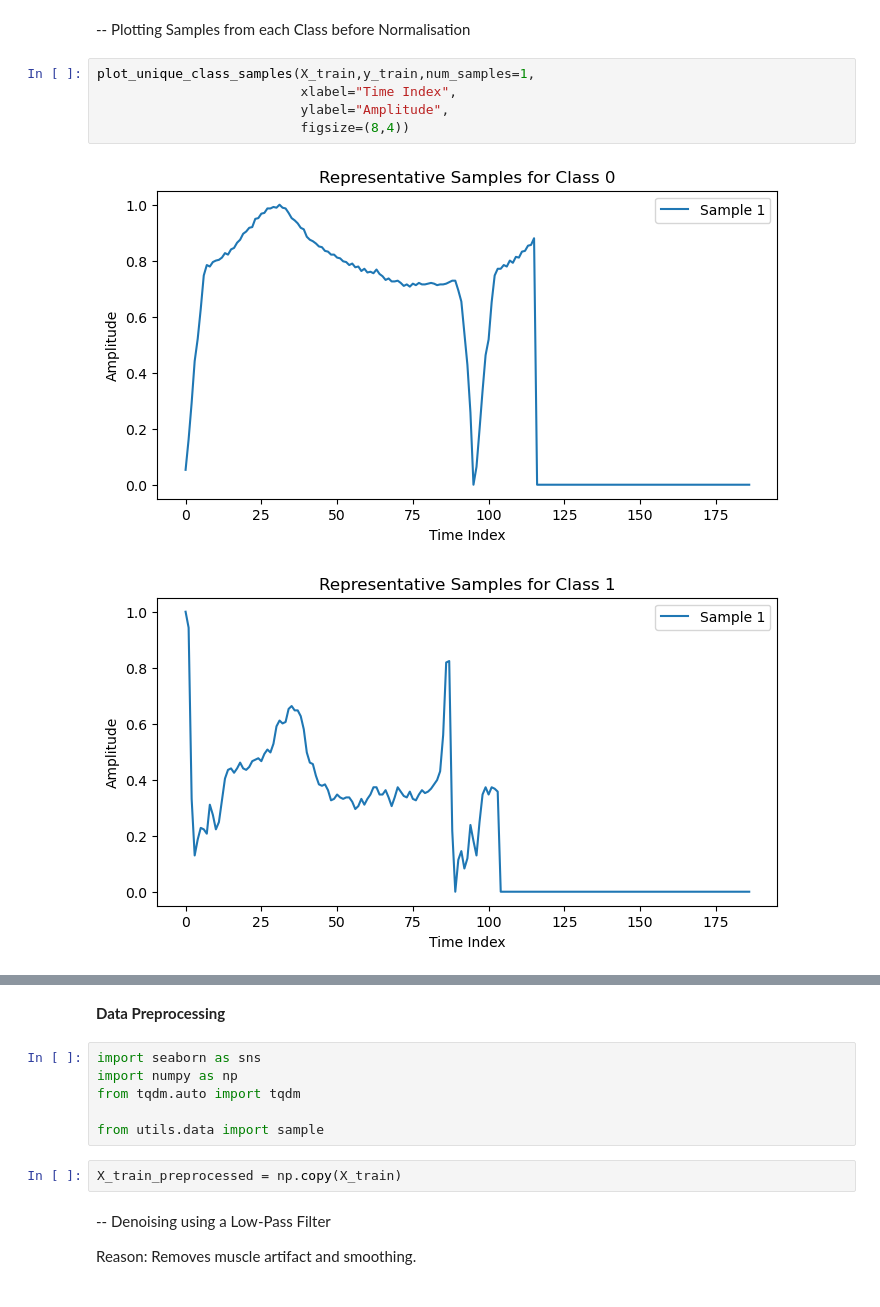
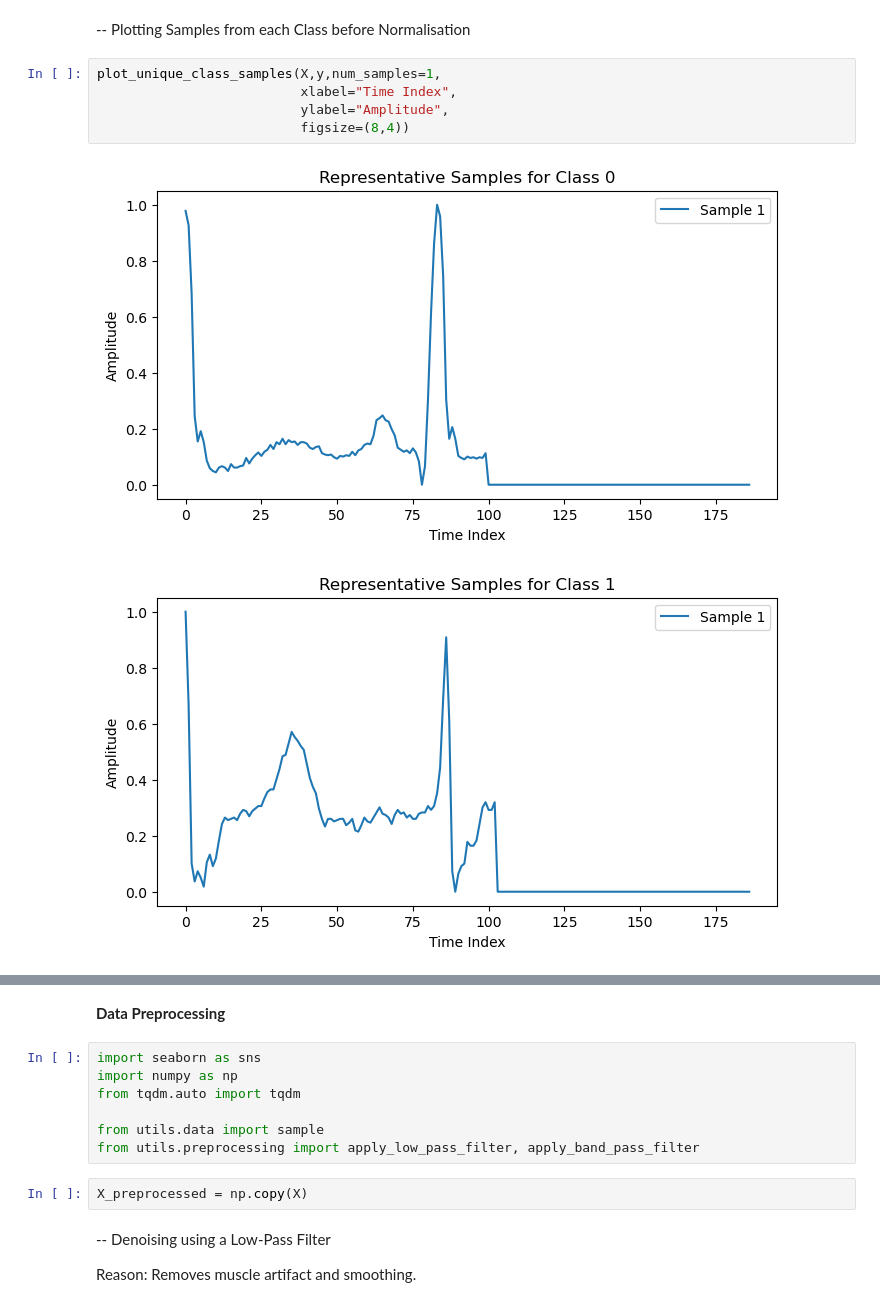
Before and after one commit to williamjohn972/Deep-Learning-for-ECG-Heartbeat-Classification, a Jupyter notebook: main.ipynb, the cells around one changed output, grey strips where cells are left out. Cells and saved outputs as stored; diff of their text form.

Commit message:
Minor Changes in main and preprocessing

```diff
--- a/main.ipynb
+++ b/main.ipynb
@@ -79,10 +63,10 @@ X_train, X_val, y_train, y_val = train_test_split(
 # %% [markdown]
 -- Plotting Samples from each Class before Normalisation
 # %%
-plot_unique_class_samples(X_train,y_train,num_samples=1,
+plot_unique_class_samples(X,y,num_samples=1,
                           xlabel="Time Index",
                           ylabel="Amplitude",
                           figsize=(8,4))
 # %% [output]
-[figure, old version]
+[figure, new version]
-[figure, old version]
+[figure, new version]
@@ -97,8 +81,9 @@ import numpy as np
 from tqdm.auto import tqdm
 
 from utils.data import sample
+from utils.preprocessing import apply_low_pass_filter, apply_band_pass_filter
 # %%
-X_train_preprocessed = np.copy(X_train)
+X_preprocessed = np.copy(X)
 # %% [markdown]
 -- Denoising using a Low-Pass Filter
 
```
Also changed, not shown: parts of 36 cells of this notebook, 1 other file.
